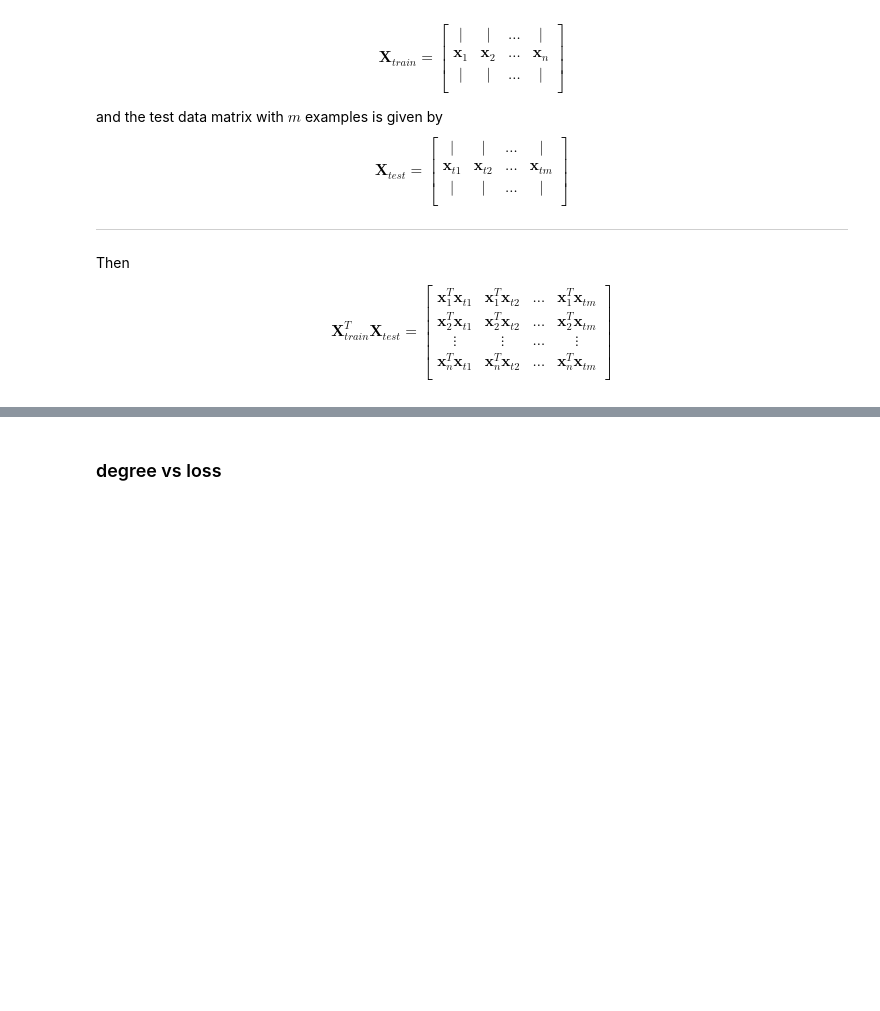
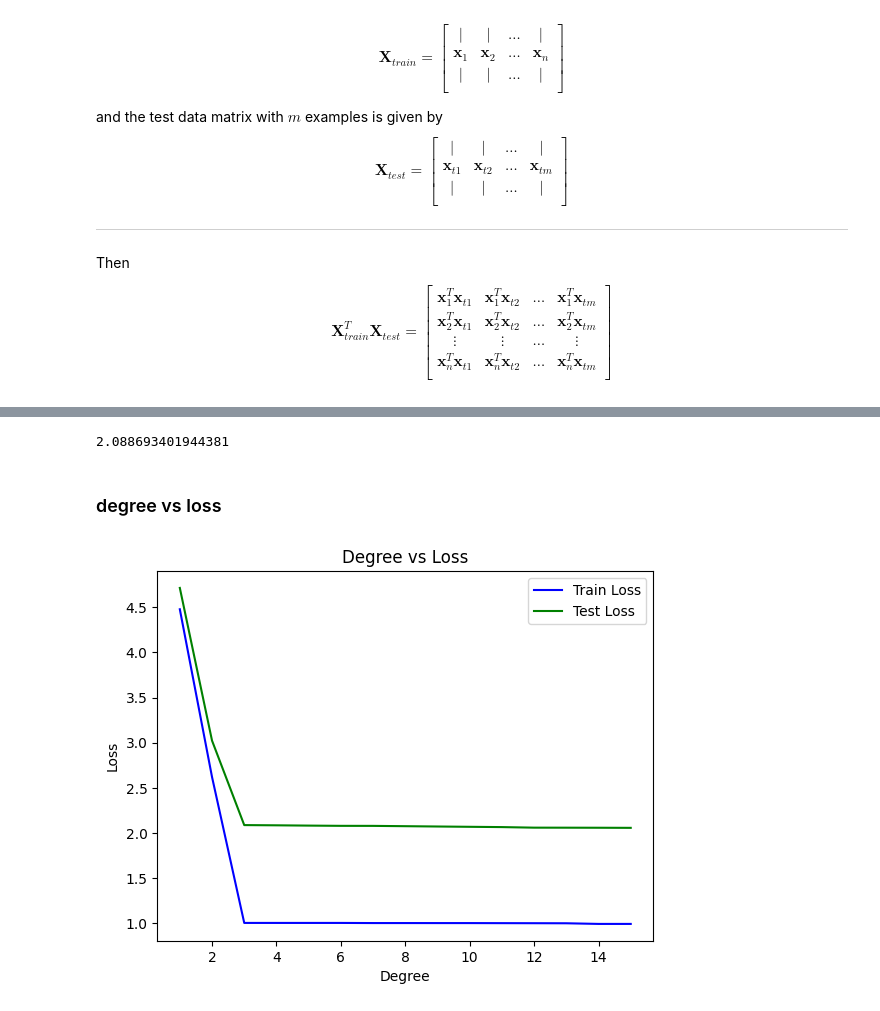
Before and after one commit to Matrixmang0/MLT-Workshop, a Jupyter notebook: Day 2/Regression.ipynb, the cells around one changed output, grey strips where cells are left out. Saved outputs shown, nothing was run; the diff lists cells and outputs as text; code cells hidden in the pictures; blank space fills up the shorter version.

```diff
--- a/Day 2/Regression.ipynb
+++ b/Day 2/Regression.ipynb
@@ -460,0 +545,6 @@ Then
+# %%
+### Prediction
+
+def kernel_prediction(X_train, y_train, X_test, p):
+  alpha = coeff_alpha(X_train, y_train, p)
+  return ((X_train.T @ X_test + 1)**p).T @ alpha
@@ -461,2 +558,9 @@ Then
+# %%
+yhat_test_k = kernel_prediction(X_t, y_test, X_t, 3)
+# %%
+test_kernel_loss =  rmse_loss(yhat_test_k, y_test)
+test_kernel_loss
+# %% [output]
+2.088693401944381
 # %% [markdown]
 ### degree vs loss
@@ -464,0 +567,25 @@ Then
+# %%
+### Plot degree vs loss
+
+degree = list(range(1, 16))
+train_loss_list = []
+test_loss_list = []
+
+for p in degree:
+  y_pred_train = kernel_prediction(X, y_train, X, p)
+  train_kernel_loss =  rmse_loss(y_pred_train, y_train)
+  train_loss_list.append(train_kernel_loss)
+
+  y_pred_test = kernel_prediction(X_t, y_test, X_t, p)
+  test_kernel_loss =  rmse_loss(y_pred_test, y_test)
+  test_loss_list.append(test_kernel_loss)
+# %%
+plt.plot(degree, train_loss_list, label="Train Loss", color = 'b')
+plt.plot(degree, test_loss_list, label="Test Loss", color= 'g')
+plt.legend()
+plt.xlabel("Degree")
+plt.ylabel("Loss")
+plt.title("Degree vs Loss")
+plt.show();
+# %% [output]
+[figure, added]
```
Also changed, not shown: parts of 16 cells of this notebook.
